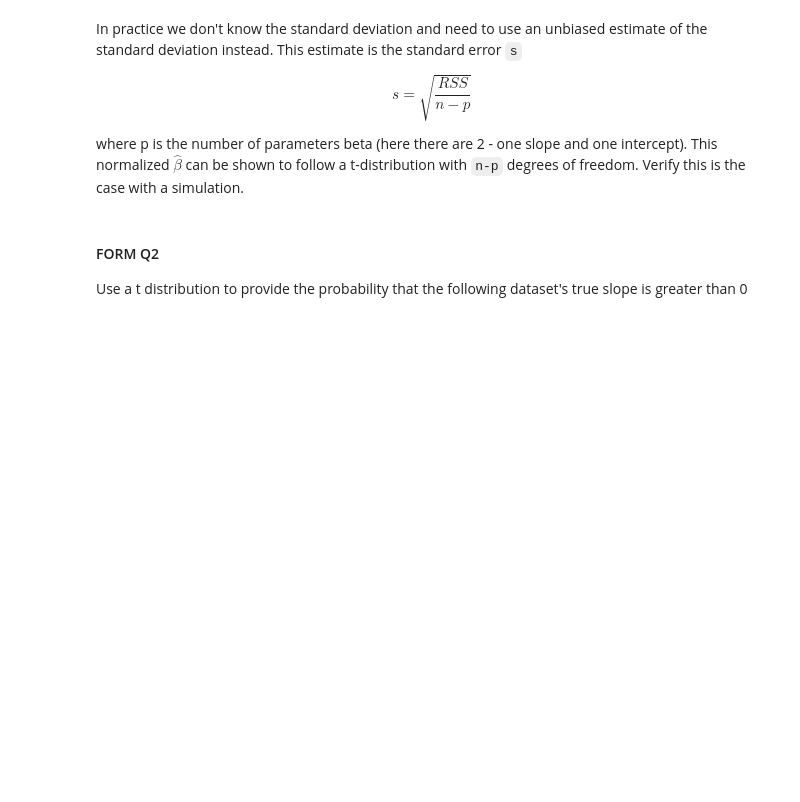
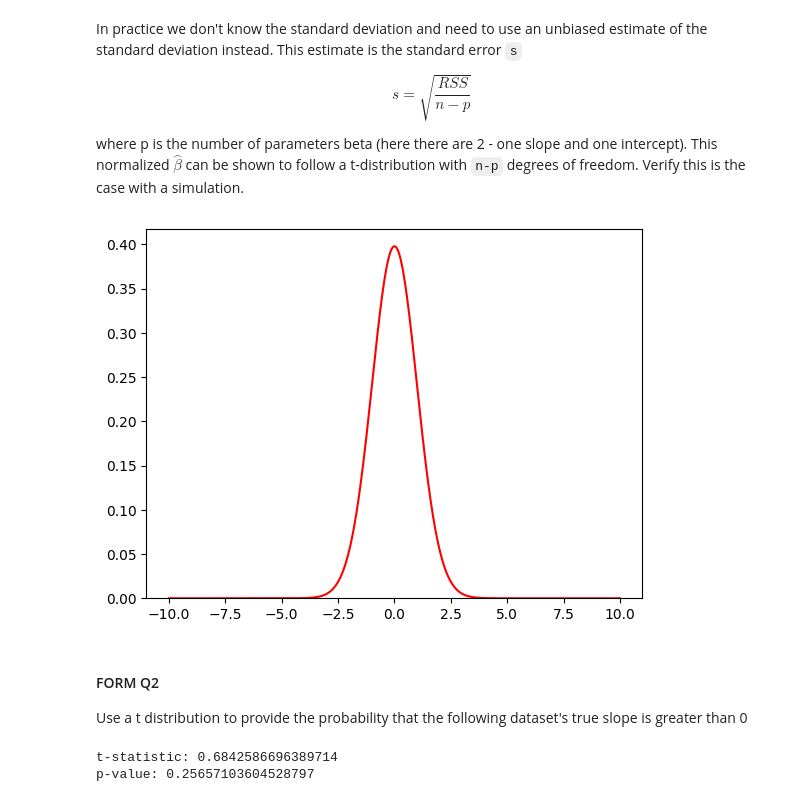
Before and after one commit to gallettilance/CS506-Fall2024, a Jupyter notebook: lecture_15/worksheet_15.ipynb, the cells around one changed output. Cells and saved outputs as stored; diff of their text form; code cells hidden in the pictures; blank space fills up the shorter version.

```diff
--- a/lecture_15/worksheet_15.ipynb
+++ b/lecture_15/worksheet_15.ipynb
@@ -188,6 +189,9 @@ print(z)
 x = np.linspace(-4, 4, 1000)
 pdf = norm.pdf(x, loc=0, scale=1)
 
+p_value = 1 - norm.cdf(z) #changed
+print("p-value:", p_value) #changed
+
 fig, ax = plt.subplots()
 ax.plot(x, pdf, color="blue")
 x_fill = np.linspace(z, 4, 1000)
@@ -206,18 +211,22 @@ where p is the number of parameters beta (here there are 2 - one slope and one i
 # %%
 from scipy.stats import t
 
 def standard_error(ytrue, ypred):
     ...
 
 beta_hist = []
 for _ in range(1000):
-    ...
+    p_value = 1 - norm.cdf(z) #changed
+    print("p-value:", p_value) #changed
+
 
 xs = np.linspace(-10,10,1000)
 fig, ax = plt.subplots()
 ax.hist(beta_hist, bins=100, density=True)
 ax.plot(xs, t.pdf(xs, SAMPLE_SIZE - 2), color='red')
 plt.show()
+# %% [output]
+[figure, added]
 # %% [markdown]
 #### FORM Q2
 
@@ -229,4 +238,19 @@ import matplotlib.pyplot as plt
 x = np.array([-0.1920605, -0.11290798, -0.56434374, -0.67052057, -0.19233284, -0.42403586, -0.8114285, -0.38986946, -0.37384161, -0.50930229])
 y = np.array([-0.34063108, -0.33409286, 0.34245857, 0.11062295, 0.76682389, 0.86592388, -1.68912015, -2.01463592, 1.61798563, 0.60557414])
 
-...
+intercept = np.ones(np.shape(x)[0])
+X = np.array([intercept, x]).T
+beta_hat = np.linalg.inv(X.T @ X) @ X.T @ y
+
+y_pred = X @ beta_hat
+rss = np.sum((y - y_pred) ** 2)
+s = np.sqrt(rss / (len(y) - 2))
+
+t_stat = beta_hat[1] / (s * np.sqrt(np.linalg.inv(X.T @ X)[1][1]))
+p_value = 1 - t.cdf(t_stat, df=len(y) - 2)
+
+print("t-statistic:", t_stat)
+print("p-value:", p_value)
+# %% [output]
+t-statistic: 0.6842586696389714
+p-value: 0.25657103604528797
```
Also changed, not shown: parts of 5 cells of this notebook.
